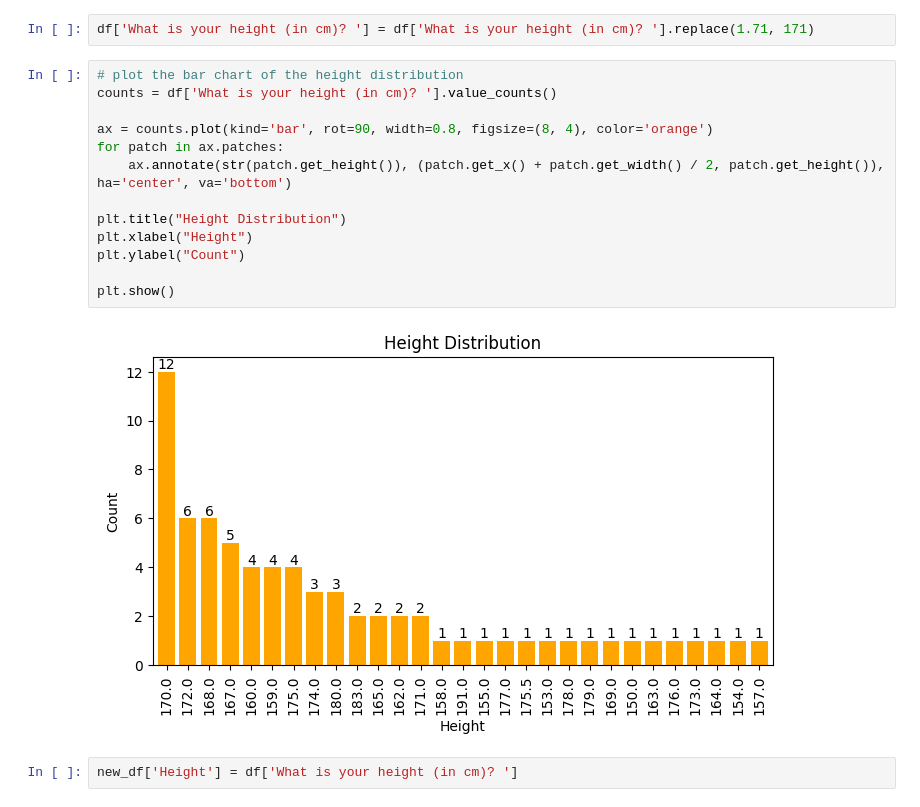
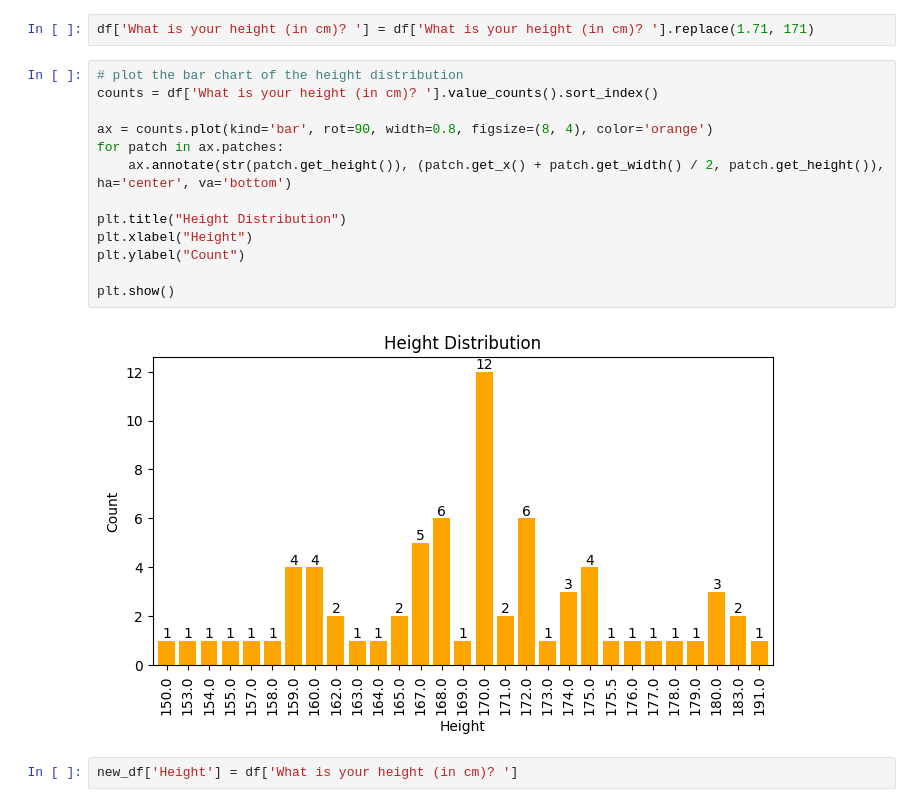
Before and after one commit to Hailu03/PCA-VGU-students-Happiness, a Jupyter notebook: EDA.ipynb, the cells around one changed output. Saved outputs shown, nothing was run; the diff lists cells and outputs as text.

```diff
--- a/EDA.ipynb
+++ b/EDA.ipynb
@@ -117,19 +117,19 @@ df['What is your height (in cm)? '].isnull().sum()
 df['What is your height (in cm)? '] = df['What is your height (in cm)? '].replace(1.71, 171)
 # %%
 # plot the bar chart of the height distribution
-counts = df['What is your height (in cm)? '].value_counts()
+counts = df['What is your height (in cm)? '].value_counts().sort_index()
 
 ax = counts.plot(kind='bar', rot=90, width=0.8, figsize=(8, 4), color='orange')
 for patch in ax.patches:
     ax.annotate(str(patch.get_height()), (patch.get_x() + patch.get_width() / 2, patch.get_height()), ha='center', va='bottom')
 
 plt.title("Height Distribution")
 plt.xlabel("Height")
 plt.ylabel("Count")
 
 plt.show()
 # %% [output]
-[figure, old version]
+[figure, new version]
 # %%
 new_df['Height'] = df['What is your height (in cm)? ']
 # %% [markdown]
```
